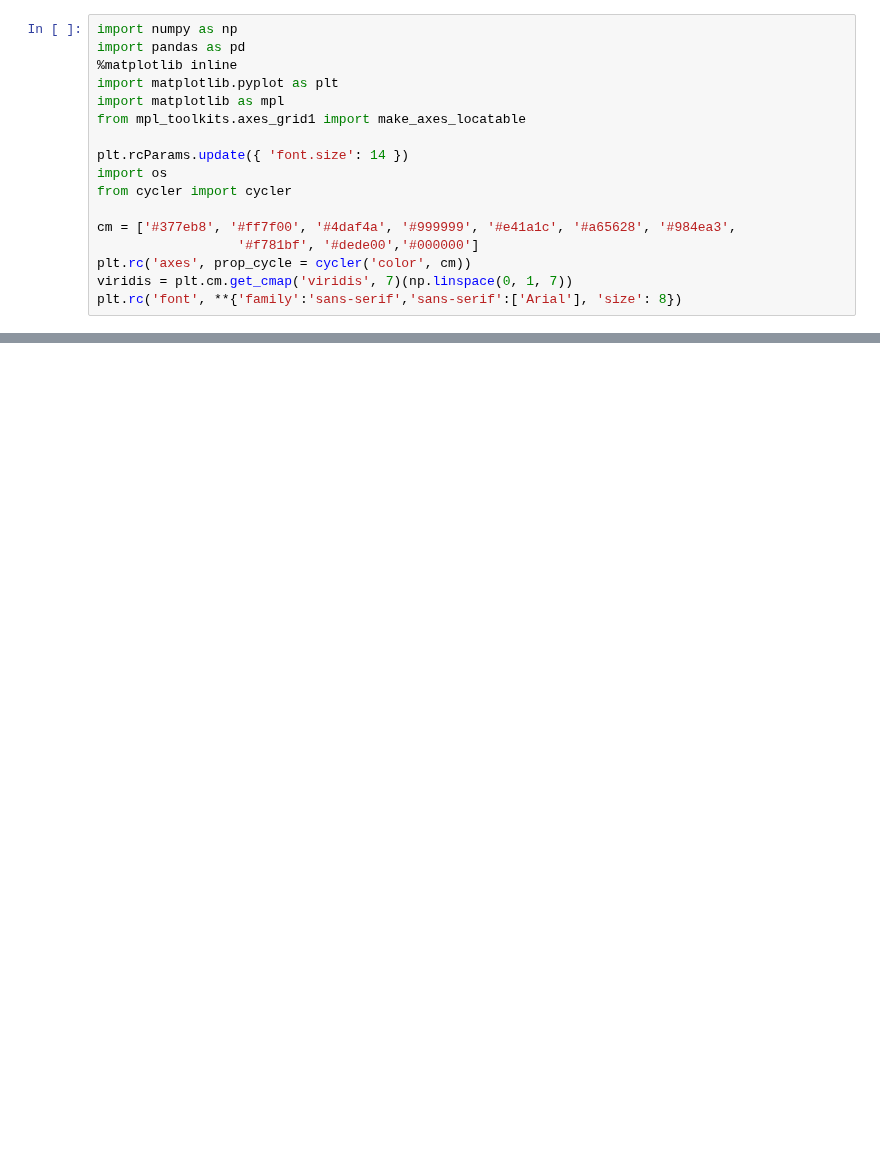
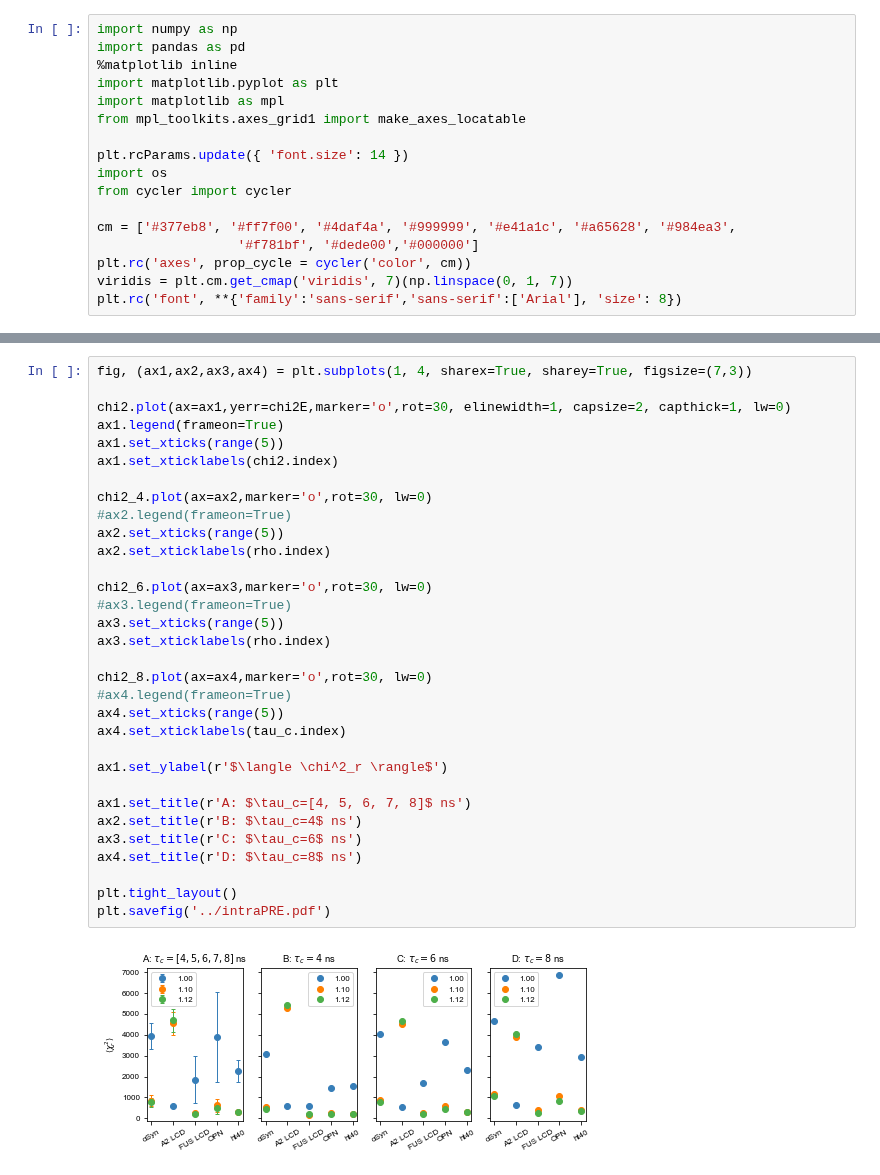
Before and after one commit to KULL-Centre/papers, a Jupyter notebook: 2021/Martini-Thomasen-et-al/notebooks/intrachain_PRE.ipynb, the cells around one changed output, grey strips where cells are left out. Drawn from its saved outputs; the diff is of its cells as text; blank space fills up the shorter version.

```diff
--- a/2021/Martini-Thomasen-et-al/notebooks/intrachain_PRE.ipynb
+++ b/2021/Martini-Thomasen-et-al/notebooks/intrachain_PRE.ipynb
@@ -91,3 +71,37 @@ dtype: float64
+# %%
+fig, (ax1,ax2,ax3,ax4) = plt.subplots(1, 4, sharex=True, sharey=True, figsize=(7,3))
+
+chi2.plot(ax=ax1,yerr=chi2E,marker='o',rot=30, elinewidth=1, capsize=2, capthick=1, lw=0)
+ax1.legend(frameon=True)
+ax1.set_xticks(range(5))
+ax1.set_xticklabels(chi2.index)
+
+chi2_4.plot(ax=ax2,marker='o',rot=30, lw=0)
+#ax2.legend(frameon=True)
+ax2.set_xticks(range(5))
+ax2.set_xticklabels(rho.index)
+
+chi2_6.plot(ax=ax3,marker='o',rot=30, lw=0)
+#ax3.legend(frameon=True)
+ax3.set_xticks(range(5))
+ax3.set_xticklabels(rho.index)
+
+chi2_8.plot(ax=ax4,marker='o',rot=30, lw=0)
+#ax4.legend(frameon=True)
+ax4.set_xticks(range(5))
+ax4.set_xticklabels(tau_c.index)
+
+ax1.set_ylabel(r'$\langle \chi^2_r \rangle$')
+
+ax1.set_title(r'A: $\tau_c=[4, 5, 6, 7, 8]$ ns')
+ax2.set_title(r'B: $\tau_c=4$ ns')
+ax3.set_title(r'C: $\tau_c=6$ ns')
+ax4.set_title(r'D: $\tau_c=8$ ns')
+
+plt.tight_layout()
+plt.savefig('../intraPRE.pdf')
+# %% [output]
+[figure, added]
 # %%
 def plotPREdata(name,prot,obs,c,legend):
     calcPREs = prot.calcPREs
```
Also changed, not shown: parts of 9 cells of this notebook, 48 other files.
